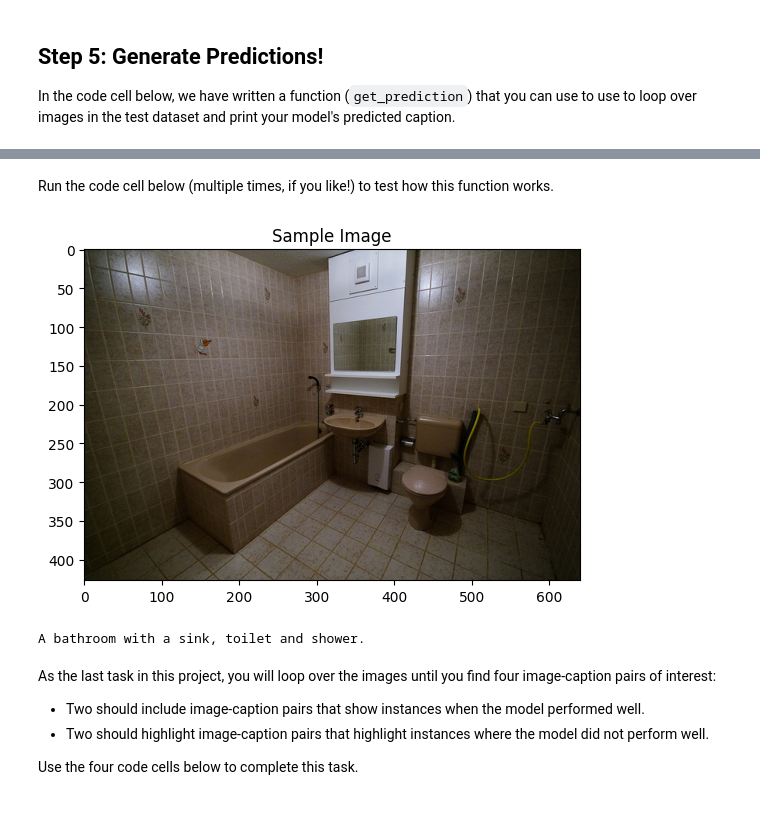
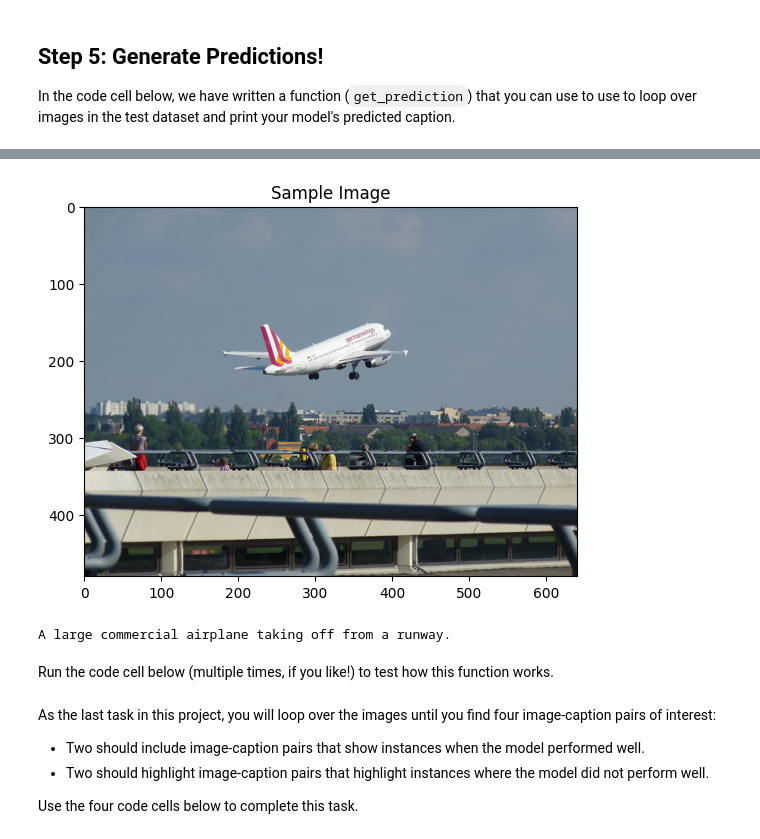
Before and after one commit to civcode/ComputerVisionND_P2_Image_Captioning_Project, a Jupyter notebook: 3_Inference-Copy1.ipynb, the cells around one changed output, grey strips where cells are left out. Drawn from its saved outputs; the diff is of its cells as text; code cells hidden in the pictures; blank space fills up the shorter version.

Commit message:
added temperature and top-k to decoder sample method

```diff
--- a/3_Inference-Copy1.ipynb
+++ b/3_Inference-Copy1.ipynb
@@ -241,0 +237,17 @@ def get_prediction():
+# %%
+def get_prediction2(temperature=1.0, top_k=None):
+    global orig_image, image
+    #orig_image, image = next(iter(data_loader))
+    plt.imshow(np.squeeze(orig_image))
+    plt.title('Sample Image')
+    plt.show()
+    image = image.to(device)
+    features = encoder(image)#.unsqueeze(1)
+    output = decoder.sample(features, temperature=temperature, top_k=top_k)
+    output = output.squeeze(0).tolist()
+    output.insert(0, 0)
+    #print(features.shape)
+    #print(output)
+    sentence = clean_sentence(output)
+    print(sentence)
+    print('\n')
@@ -242,10 +256,10 @@ def get_prediction():
+# %%
+get_prediction2(temperature=0.3, top_k=30)
+# %% [output]
+[figure, added]
+A large commercial airplane taking off from a runway.
 # %% [markdown]
 Run the code cell below (multiple times, if you like!) to test how this function works.
-# %%
-get_prediction()
-# %% [output]
-[figure, removed]
-A bathroom with a sink, toilet and shower.
 # %% [markdown]
 As the last task in this project, you will loop over the images until you find four image-caption pairs of interest:
 - Two should include image-caption pairs that show instances when the model performed well.
```
Also changed, not shown: parts of 15 cells of this notebook, 2 other files.
